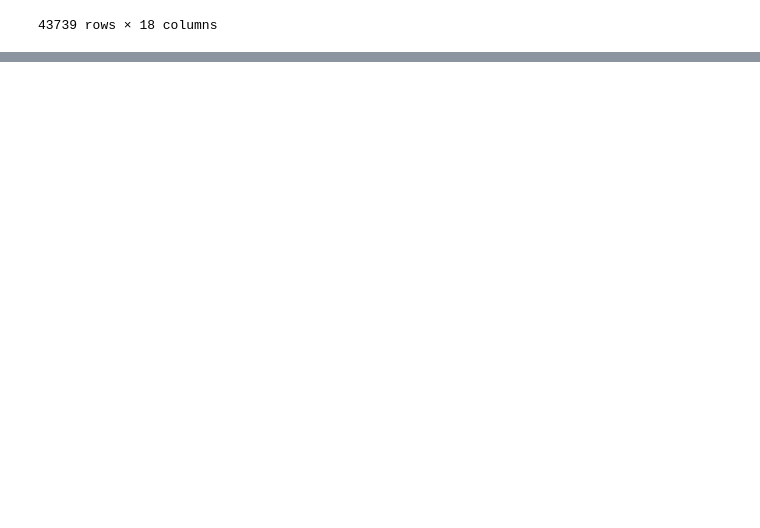
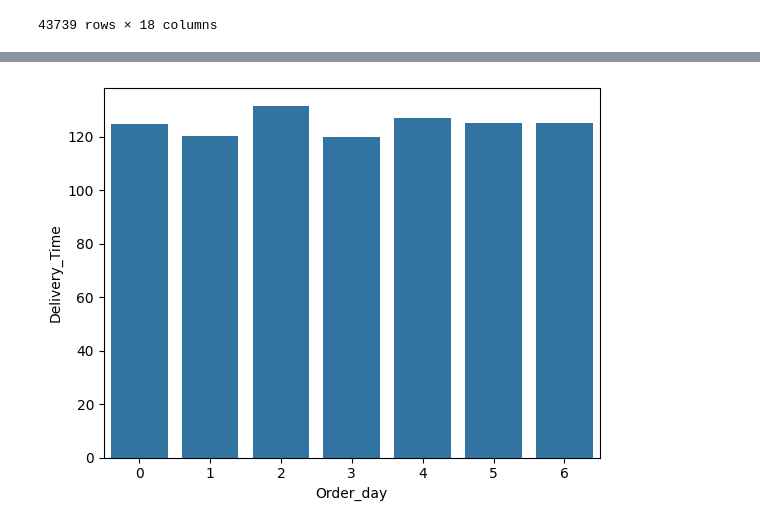
Before and after one commit to sushantkas/Project-3, a Jupyter notebook: EDA.ipynb, the cells around one changed output, grey strips where cells are left out. Saved outputs shown, nothing was run; the diff lists cells and outputs as text; code cells hidden in the pictures; blank space fills up the shorter version.

```diff
--- a/EDA.ipynb
+++ b/EDA.ipynb
@@ -696,0 +760,6 @@ amazon
+# %%
+def get_part_of_day(amazon):
+    hour=pd.to_datetime(amazon["Pickup_Time"].astype(str)).dt.hour
+    #hour=pd.DataFrame({"Pickup_Hour":hour})
+    hour=pd.cut(hour,bins=[0, 5, 12, 17, 21, 24],labels=["Night", "Morning", "Afternoon", "Evening", "Night"],right=False, ordered=False)
+    return hour
@@ -696,0 +782,2 @@ amazon
+# %%
+amazon["Pickup_day_part"]=get_part_of_day(amazon)
@@ -696,0 +792,2 @@ amazon
+# %%
+amazon["Order_day"]=pd.to_datetime(amazon['Order_Date'],infer_datetime_format=True).dt.day_of_week
@@ -696,0 +812,4 @@ amazon
+# %%
+sns.barplot(amazon.groupby("Order_day")["Delivery_Time"].mean());
+# %% [output]
+[figure, added]
```
Also changed, not shown: parts of 10 cells of this notebook, 2 other files.
